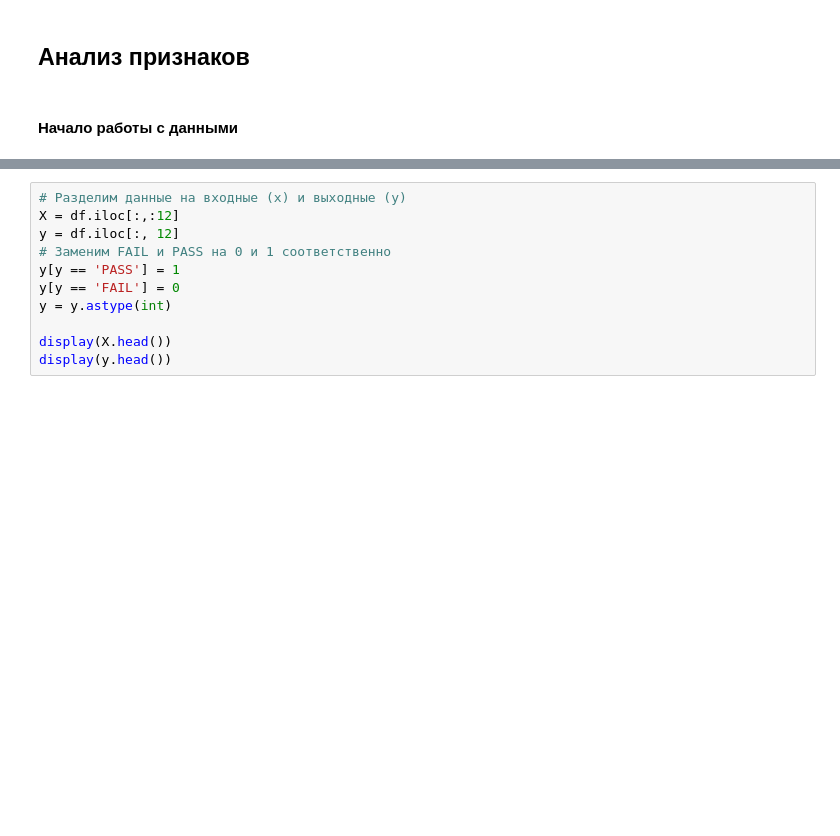
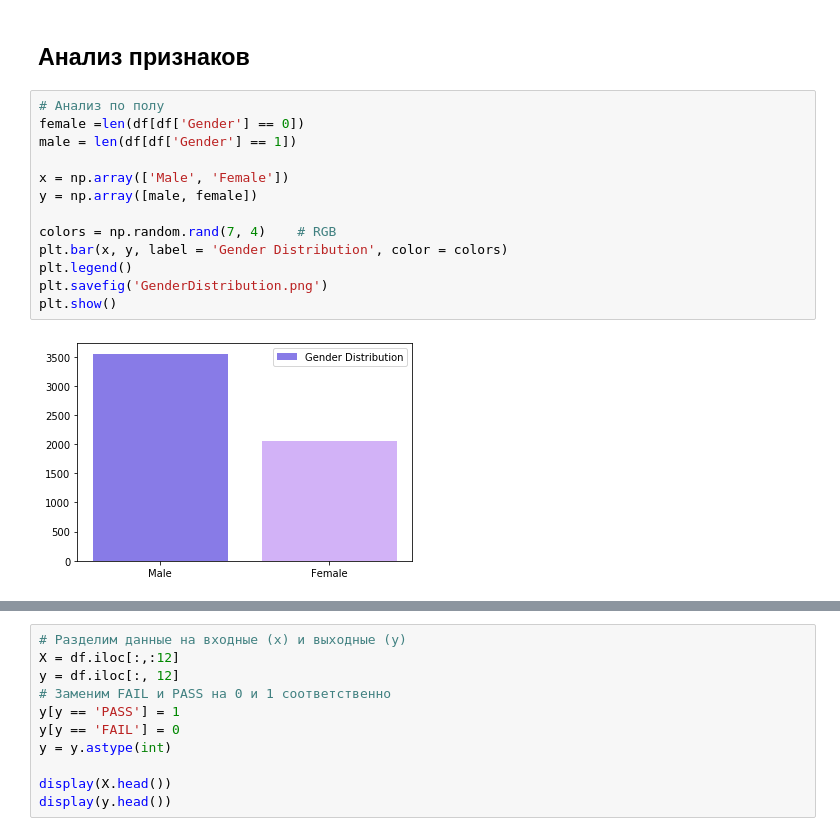
Before and after one commit to fedotovdiana/analysis-project, a Jupyter notebook: education-fedotova-melnikova-2course .ipynb, the cells around one changed output, grey strips where cells are left out. Drawn from its saved outputs; the diff is of its cells as text; blank space fills up the shorter version.

Commit message:
diagrams added

```diff
--- a/education-fedotova-melnikova-2course .ipynb
+++ b/education-fedotova-melnikova-2course .ipynb
@@ -82,5 +83,18 @@ memory usage: 569.8+ KB
 Обзор показал, что входной набор состоит из 5609 строк и пропущенные значения отстутствуют. Следовательно, нам не нужна предварительная обработка пропущенных значений для анализа.
 # %% [markdown]
 ## Анализ признаков
-# %% [markdown]
-#### Начало работы с данными
+# %%
+# Анализ по полу
+female =len(df[df['Gender'] == 0])
+male = len(df[df['Gender'] == 1])
+
+x = np.array(['Male', 'Female'])
+y = np.array([male, female])
+
+colors = np.random.rand(7, 4)    # RGB
+plt.bar(x, y, label = 'Gender Distribution', color = colors)
+plt.legend()
+plt.savefig('GenderDistribution.png')
+plt.show()
+# %% [output]
+[figure, added]
```
Also changed, not shown: parts of 7 cells of this notebook, 5 other files.
